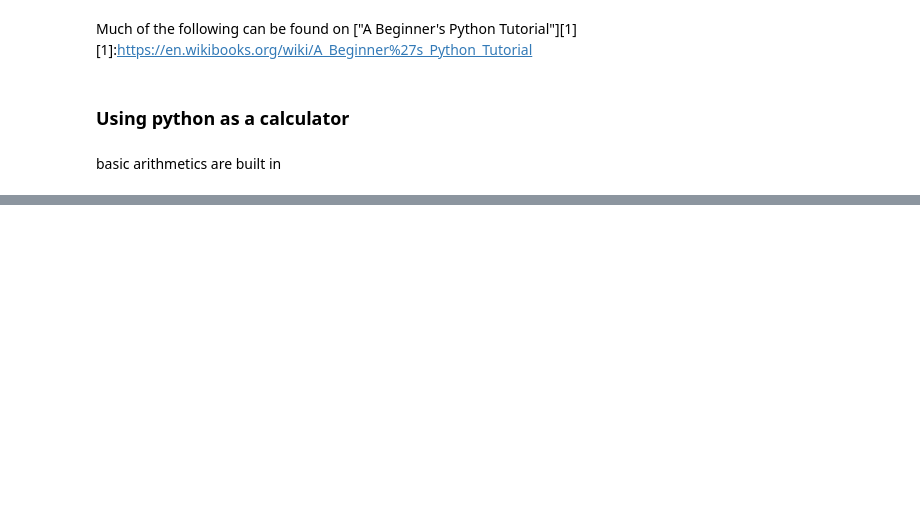
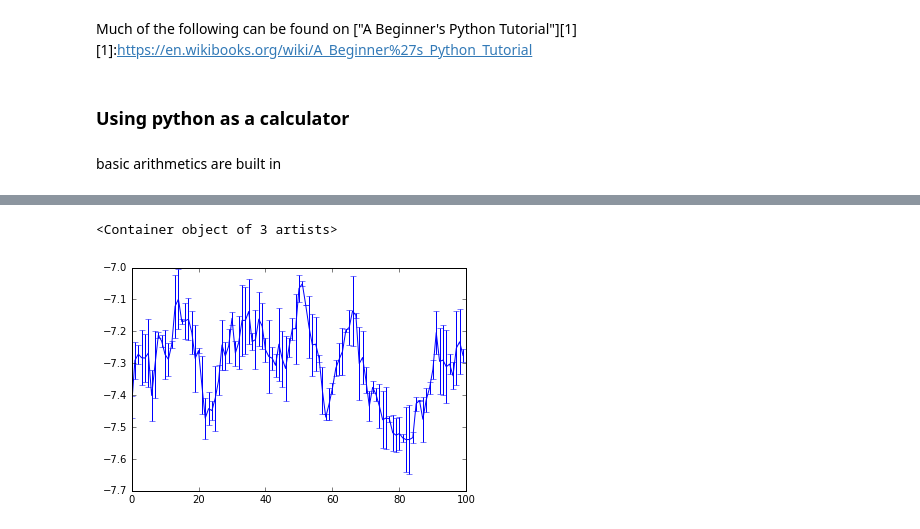
Before and after one commit to Paul-St-Young/share, a Jupyter notebook: python-tutorial/python.ipynb, the cells around one changed output, grey strips where cells are left out. Saved outputs shown, nothing was run; the diff lists cells and outputs as text; code cells hidden in the pictures; blank space fills up the shorter version.

```diff
--- a/python-tutorial/python.ipynb
+++ b/python-tutorial/python.ipynb
@@ -91,0 +430,7 @@ np.sqrt(144)
+# %%
+# suppose the entries have error
+err = np.std(trace) * np.random.rand(len(trace))
+plt.errorbar(range(len(trace)),trace,err)
+# %% [output]
+<Container object of 3 artists>
+[figure, added]
```
Also changed, not shown: parts of 68 cells of this notebook.
